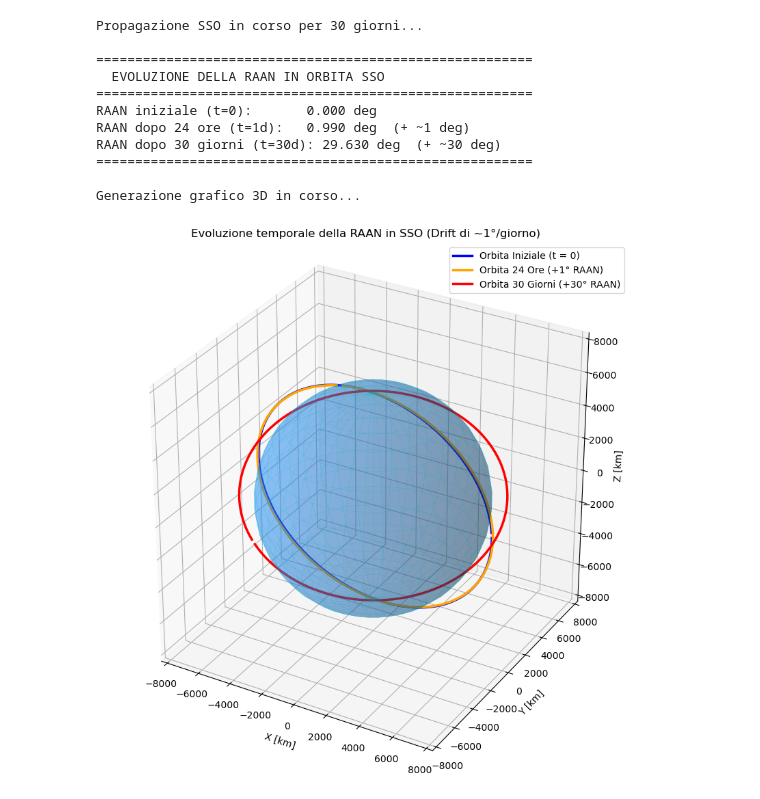
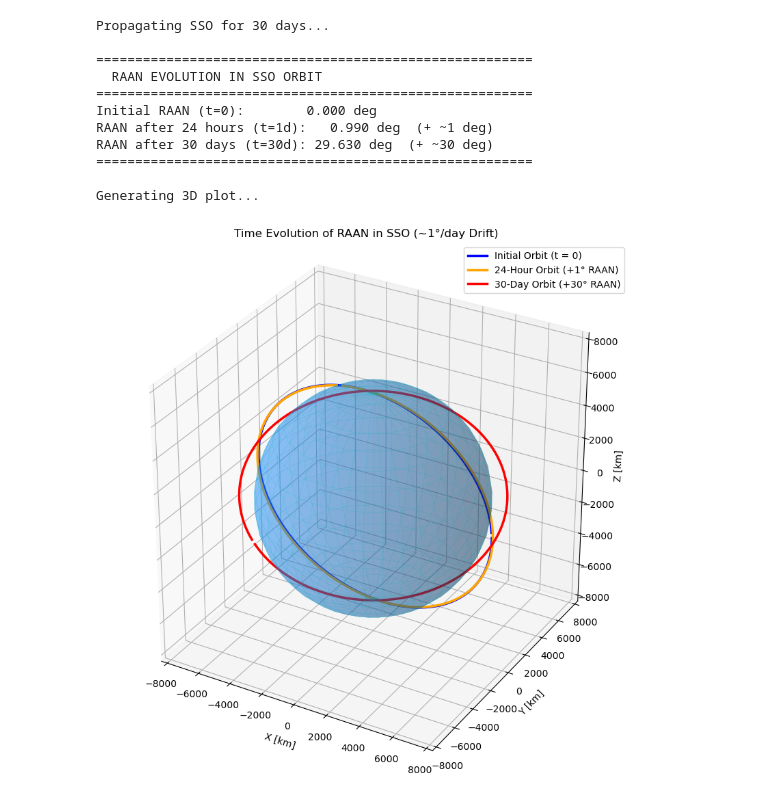
Before and after one commit to SimoneBisceglia/Orbital-Maneuvers-Portfolio, a Jupyter notebook: orekit/python/High_Fidelity_Perturbations/SSO_J2_Sun_Synchronous_Drift.ipynb, the cells around one changed output. Drawn from its saved outputs; the diff is of its cells as text; code cells hidden in the pictures.

```diff
--- a/orekit/python/High_Fidelity_Perturbations/SSO_J2_Sun_Synchronous_Drift.ipynb
+++ b/orekit/python/High_Fidelity_Perturbations/SSO_J2_Sun_Synchronous_Drift.ipynb
@@ -7,7 +7,7 @@ from orekit.pyhelpers import setup_orekit_curdir
 from orekit import JArray_double
 
 # ==========================================
-# 1. INIZIALIZZAZIONE AMBIENTE OREKIT
+# 1. OREKIT ENVIRONMENT INITIALIZATION
 # ==========================================
 orekit.initVM()
 setup_orekit_curdir('C:/Users/Simone/Downloads/orekit-data-main')
@@ -23,7 +23,7 @@ from org.orekit.forces.gravity.potential import GravityFieldFactory
 from org.orekit.forces.gravity import HolmesFeatherstoneAttractionModel
 
 # ==========================================
-# 2. DEFINIZIONE DEL TEMPO E DEI FRAME
+# 2. TIME AND FRAMES DEFINITION
 # ==========================================
 utc = TimeScalesFactory.getUTC()
 initial_date = AbsoluteDate(2026, 8, 4, 12, 0, 0.0, utc)
@@ -33,11 +33,12 @@ earth_frame = FramesFactory.getITRF(IERSConventions.IERS_2010, True)
 mu = Constants.WGS84_EARTH_MU
 
 # ==========================================
-# 3. CREAZIONE DELL'ORBITA (SSO a 800 km)
+# 3. ORBIT CREATION (SSO at 800 km)
 # ==========================================
-a = Constants.WGS84_EARTH_EQUATORIAL_RADIUS + 800e3  # 800 km
+h = 800e3
+a = Constants.WGS84_EARTH_EQUATORIAL_RADIUS + h  # 800 km
 e = 0.001
-i = math.radians(98.6)  # Inclinazione SSO
+i = math.radians(98.6)  # SSO Inclination
 omega = math.radians(0.0)
 raan = math.radians(0.0)
 lM = math.radians(0.0)
@@ -46,7 +47,7 @@ initial_orbit = KeplerianOrbit(a, e, i, omega, raan, lM, PositionAngleType.MEAN,
 initial_state = SpacecraftState(initial_orbit, 850.0)
 
 # ==========================================
-# 4. CONFIGURAZIONE DEL PROPAGATORE
+# 4. PROPAGATOR CONFIGURATION
 # ==========================================
 min_step = 0.001
 max_step = 300.0
@@ -61,21 +62,21 @@ propagator.setInitialState(initial_state)
 
 ephemeris_generator = propagator.getEphemerisGenerator()
 
-# Aggiungiamo il campo gravitazionale per l'effetto J2
+# Add gravity field for the J2 effect
 gravity_provider = GravityFieldFactory.getNormalizedProvider(4, 4)
 propagator.addForceModel(HolmesFeatherstoneAttractionModel(earth_frame, gravity_provider))
 
 # ==========================================
-# 5. PROPAGAZIONE (30 GIORNI)
+# 5. PROPAGATION (30 DAYS)
 # ==========================================
-giorni = 30.0
-duration = giorni * 24.0 * 3600.0
+days = 30.0
+duration = days * 24.0 * 3600.0
 final_date = initial_date.shiftedBy(duration)
 
-print(f"Propagazione SSO in corso per {int(giorni)} giorni...")
+print(f"Propagating SSO for {int(days)} days...")
 final_state = propagator.propagate(final_date)
 
-# Recuperiamo l'orbita a 24 ore usando l'effemeride
+# Retrieve 24-hour orbit using the ephemeris
 ephemeris = ephemeris_generator.getGeneratedEphemeris()
 state_24h = ephemeris.propagate(initial_date.shiftedBy(24.0 * 3600.0))
 
@@ -83,27 +84,27 @@ orbit_24h = KeplerianOrbit(state_24h.getOrbit())
 orbit_30d = KeplerianOrbit(final_state.getOrbit())
 
 # ==========================================
-# 6. RISULTATI (Confronto RAAN)
+# 6. RESULTS (RAAN Comparison)
 # ==========================================
 raan_24h = math.degrees(orbit_24h.getRightAscensionOfAscendingNode())
 raan_30d = math.degrees(orbit_30d.getRightAscensionOfAscendingNode())
 
 print("\n========================================================")
-print("  EVOLUZIONE DELLA RAAN IN ORBITA SSO")
+print("  RAAN EVOLUTION IN SSO ORBIT")
 print("========================================================")
-print(f"RAAN iniziale (t=0):       {math.degrees(raan):.3f} deg")
-print(f"RAAN dopo 24 ore (t=1d):   {raan_24h:.3f} deg  (+ ~1 deg)")
-print(f"RAAN dopo {int(giorni)} giorni (t=30d): {raan_30d:.3f} deg  (+ ~30 deg)")
+print(f"Initial RAAN (t=0):        {math.degrees(raan):.3f} deg")
+print(f"RAAN after 24 hours (t=1d):   {raan_24h:.3f} deg  (+ ~1 deg)")
+print(f"RAAN after {int(days)} days (t=30d): {raan_30d:.3f} deg  (+ ~30 deg)")
 print("========================================================\n")
 
 # ==========================================
-# 7. VISUALIZZAZIONE 3D (3 FOTOGRAFIE NEL TEMPO)
+# 7. 3D VISUALIZATION (3 SNAPSHOTS OVER TIME)
 # ==========================================
-print("Generazione grafico 3D in corso...")
-periodo_orbitale = 6000.0  # L'orbita a 800 km dura circa 100 minuti
+print("Generating 3D plot...")
+orbital_period = 6000.0  # An 800 km orbit takes about 100 minutes
 
-# Funzione per estrarre 1 orbita in un dato istante
-def estrai_orbita(start_time, end_time):
+# Function to extract 1 orbit at a given time instance
+def extract_orbit(start_time, end_time):
     times = np.linspace(start_time, end_time, 150)
     x, y, z = [], [], []
     for t in times:
@@ -113,47 +114,47 @@ def estrai_orbita(start_time, end_time):
         y.append(pos.getY() / 1000.0)
         z.append(pos.getZ() / 1000.0)
     return x, y, z
 
-# Estraiamo i 3 giri
-x0, y0, z0 = estrai_orbita(0, periodo_orbitale)                                  # Giro Iniziale
-x1, y1, z1 = estrai_orbita(86400, 86400 + periodo_orbitale)                      # Dopo 1 giorno
-x30, y30, z30 = estrai_orbita(duration - periodo_orbitale, duration)             # Dopo 30 giorni
+# Extracting the 3 revolutions
+x0, y0, z0 = extract_orbit(0, orbital_period)                                   # Initial Revolution
+x1, y1, z1 = extract_orbit(86400, 86400 + orbital_period)                       # After 1 Day
+x30, y30, z30 = extract_orbit(duration - orbital_period, duration)              # After 30 Days
 
 fig = plt.figure(figsize=(10, 10))
 ax = fig.add_subplot(111, projection='3d')
 
-# Disegniamo la Terra
+# Draw the Earth
 u, v = np.mgrid[0:2*np.pi:40j, 0:np.pi:20j]
 R_E_km = Constants.WGS84_EARTH_EQUATORIAL_RADIUS / 1000.0
 x_earth = R_E_km * np.cos(u) * np.sin(v)
 y_earth = R_E_km * np.sin(u) * np.sin(v)
 z_earth = R_E_km * np.cos(v)
 ax.plot_surface(x_earth, y_earth, z_earth, color='dodgerblue', alpha=0.3, edgecolor='c', linewidth=0.2)
 
-# Plot delle 3 orbite
-ax.plot(x0, y0, z0, color='blue', linewidth=2.5, label='Orbita Iniziale (t = 0)')
-ax.plot(x1, y1, z1, color='orange', linewidth=2.5, label='Orbita 24 Ore (+1° RAAN)')
-ax.plot(x30, y30, z30, color='red', linewidth=2.5, label='Orbita 30 Giorni (+30° RAAN)')
+# Plotting the 3 orbits
+ax.plot(x0, y0, z0, color='blue', linewidth=2.5, label='Initial Orbit (t = 0)')
+ax.plot(x1, y1, z1, color='orange', linewidth=2.5, label='24-Hour Orbit (+1° RAAN)')
+ax.plot(x30, y30, z30, color='red', linewidth=2.5, label='30-Day Orbit (+30° RAAN)')
 
 lim = R_E_km + 2000
 ax.set_xlim([-lim, lim]); ax.set_ylim([-lim, lim]); ax.set_zlim([-lim, lim])
 ax.set_box_aspect([1,1,1])
 
 ax.set_xlabel('X [km]'); ax.set_ylabel('Y [km]'); ax.set_zlabel('Z [km]')
-ax.set_title('Evoluzione temporale della RAAN in SSO (Drift di ~1°/giorno)')
+ax.set_title('Time Evolution of RAAN in SSO (~1°/day Drift)')
 ax.legend(loc='upper right')
 
 plt.show()
 # %% [output]
-Propagazione SSO in corso per 30 giorni...
+Propagating SSO for 30 days...
 
 ========================================================
-  EVOLUZIONE DELLA RAAN IN ORBITA SSO
+  RAAN EVOLUTION IN SSO ORBIT
 ========================================================
-RAAN iniziale (t=0):       0.000 deg
-RAAN dopo 24 ore (t=1d):   0.990 deg  (+ ~1 deg)
-RAAN dopo 30 giorni (t=30d): 29.630 deg  (+ ~30 deg)
+Initial RAAN (t=0):        0.000 deg
+RAAN after 24 hours (t=1d):   0.990 deg  (+ ~1 deg)
+RAAN after 30 days (t=30d): 29.630 deg  (+ ~30 deg)
 ========================================================
 
-Generazione grafico 3D in corso...
+Generating 3D plot...
-[figure, old version]
+[figure, new version]
```
Also changed, not shown: 6 other files.
